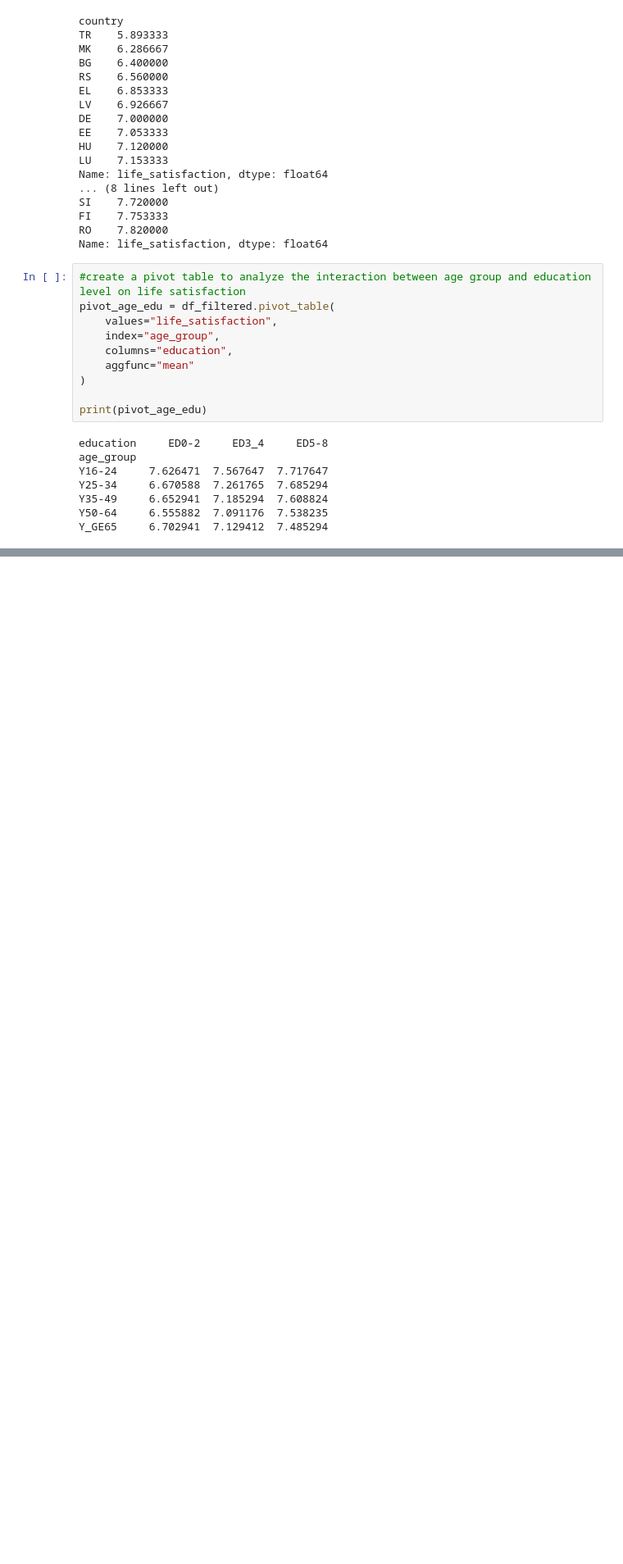
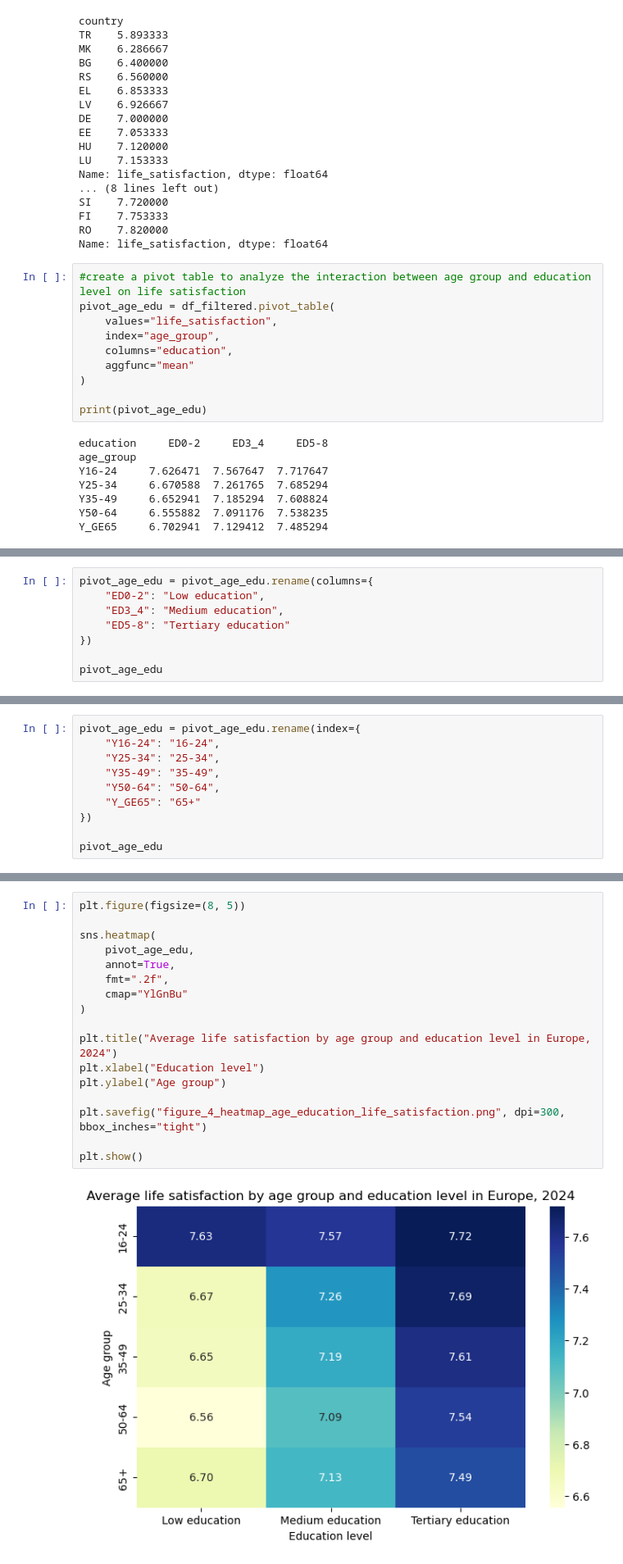
Before and after one commit to lisaanselme-tech/projet-python, a Jupyter notebook: Project.ipynb, the cells around one changed output, grey strips where cells are left out. Shown at 82% size. Saved outputs shown, nothing was run; the diff lists cells and outputs as text; blank space fills up the shorter version.

```diff
--- a/Project.ipynb
+++ b/Project.ipynb
@@ -207,0 +351,8 @@ Y_GE65     6.702941  7.129412  7.485294
+# %%
+pivot_age_edu = pivot_age_edu.rename(columns={
+    "ED0-2": "Low education",
+    "ED3_4": "Medium education",
+    "ED5-8": "Tertiary education"
+})
+
+pivot_age_edu
@@ -207,0 +367,10 @@ Y_GE65     6.702941  7.129412  7.485294
+# %%
+pivot_age_edu = pivot_age_edu.rename(index={
+    "Y16-24": "16-24",
+    "Y25-34": "25-34",
+    "Y35-49": "35-49",
+    "Y50-64": "50-64",
+    "Y_GE65": "65+"
+})
+
+pivot_age_edu
@@ -207,0 +385,19 @@ Y_GE65     6.702941  7.129412  7.485294
+# %%
+plt.figure(figsize=(8, 5))
+
+sns.heatmap(
+    pivot_age_edu,
+    annot=True,
+    fmt=".2f",
+    cmap="YlGnBu"
+)
+
+plt.title("Average life satisfaction by age group and education level in Europe, 2024")
+plt.xlabel("Education level")
+plt.ylabel("Age group")
+
+plt.savefig("figure_4_heatmap_age_education_life_satisfaction.png", dpi=300, bbox_inches="tight")
+
+plt.show()
+# %% [output]
+[figure, added]
```
Also changed, not shown: parts of 17 cells of this notebook, 23 other files.
